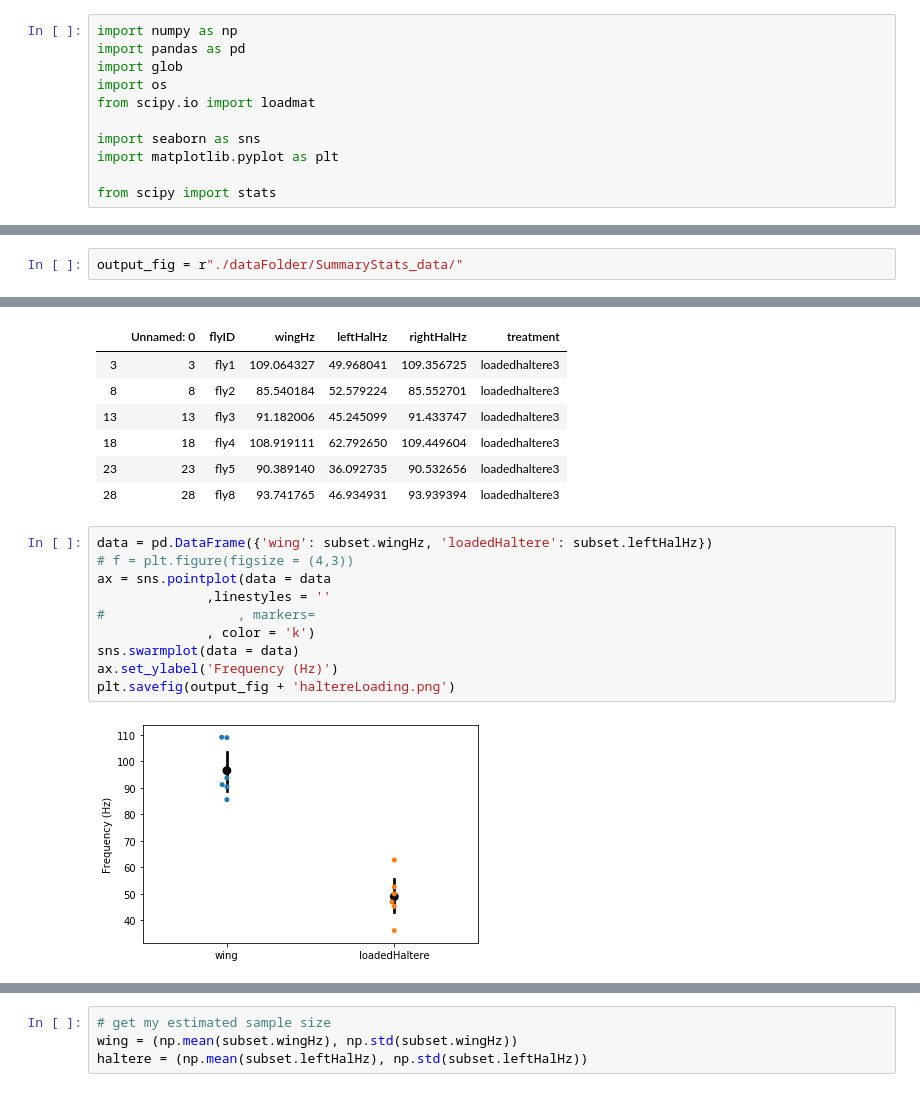
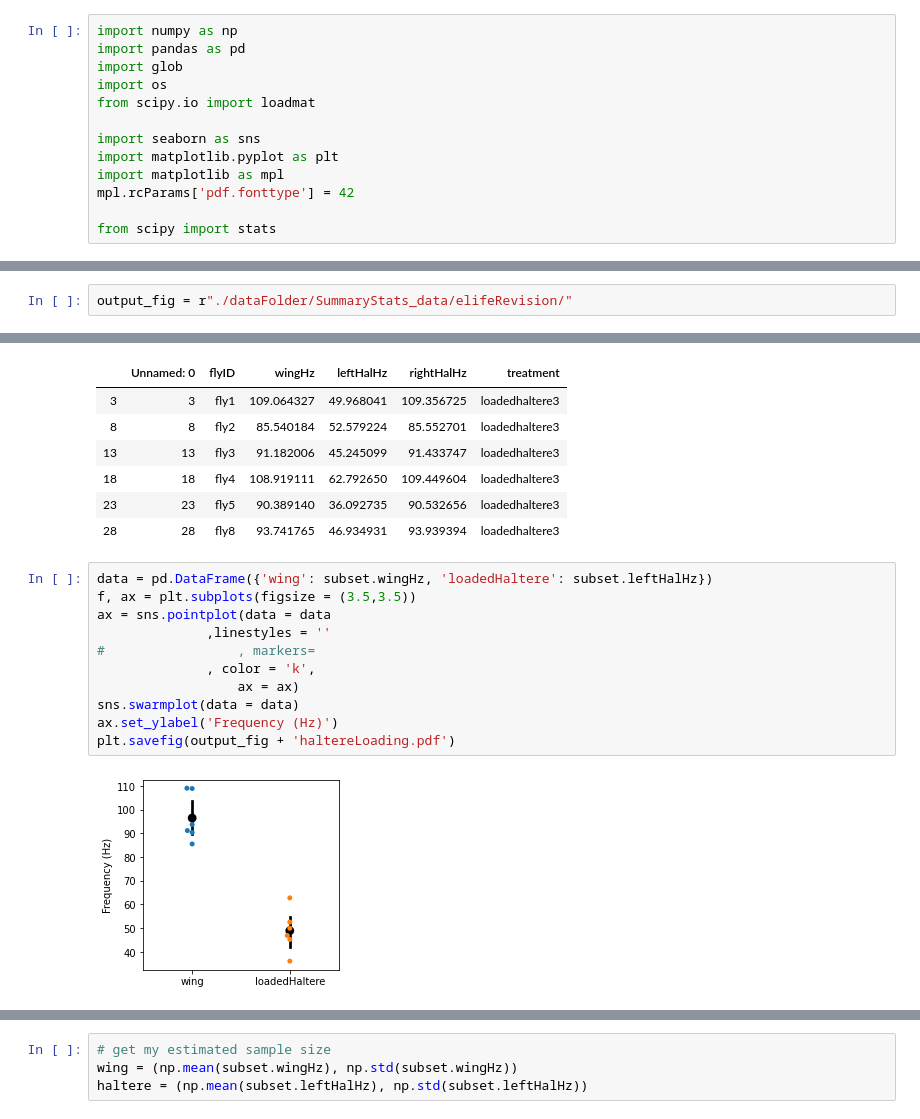
Before and after one commit to TanviDeora/Coupled_dual_oscillators_DeoraSaneSane, a Jupyter notebook: sampleSizeEstimation.ipynb, the cells around one changed output, grey strips where cells are left out. Cells and saved outputs as stored; diff of their text form.

```diff
--- a/sampleSizeEstimation.ipynb
+++ b/sampleSizeEstimation.ipynb
@@ -7,6 +7,8 @@ from scipy.io import loadmat
 
 import seaborn as sns
 import matplotlib.pyplot as plt
+import matplotlib as mpl
+mpl.rcParams['pdf.fonttype'] = 42
 
 from scipy import stats
 # %%
@@ -59,7 +61,7 @@ def runPower(control, treatment, nmin, nmax):
         power.append(p)
     return(power)
 # %%
-output_fig = r"./dataFolder/SummaryStats_data/"
+output_fig = r"./dataFolder/SummaryStats_data/elifeRevision/"
 # %% [markdown]
 # Haltere loading
 # %%
@@ -88,14 +90,15 @@ subset
 | 28 | 28 | fly8 | 93.741765 | 46.934931 | 93.939394 | loadedhaltere3 |
 # %%
 data = pd.DataFrame({'wing': subset.wingHz, 'loadedHaltere': subset.leftHalHz})
-# f = plt.figure(figsize = (4,3))
+f, ax = plt.subplots(figsize = (3.5,3.5))
 ax = sns.pointplot(data = data
               ,linestyles = ''
 #                 , markers=
-              , color = 'k')
+              , color = 'k',
+                  ax = ax)
 sns.swarmplot(data = data)
 ax.set_ylabel('Frequency (Hz)')
-plt.savefig(output_fig + 'haltereLoading.png')
+plt.savefig(output_fig + 'haltereLoading.pdf')
 # %% [output]
-[figure, old version]
+[figure, new version]
 # %%
```
Also changed, not shown: parts of 22 cells of this notebook, 1 other file.
